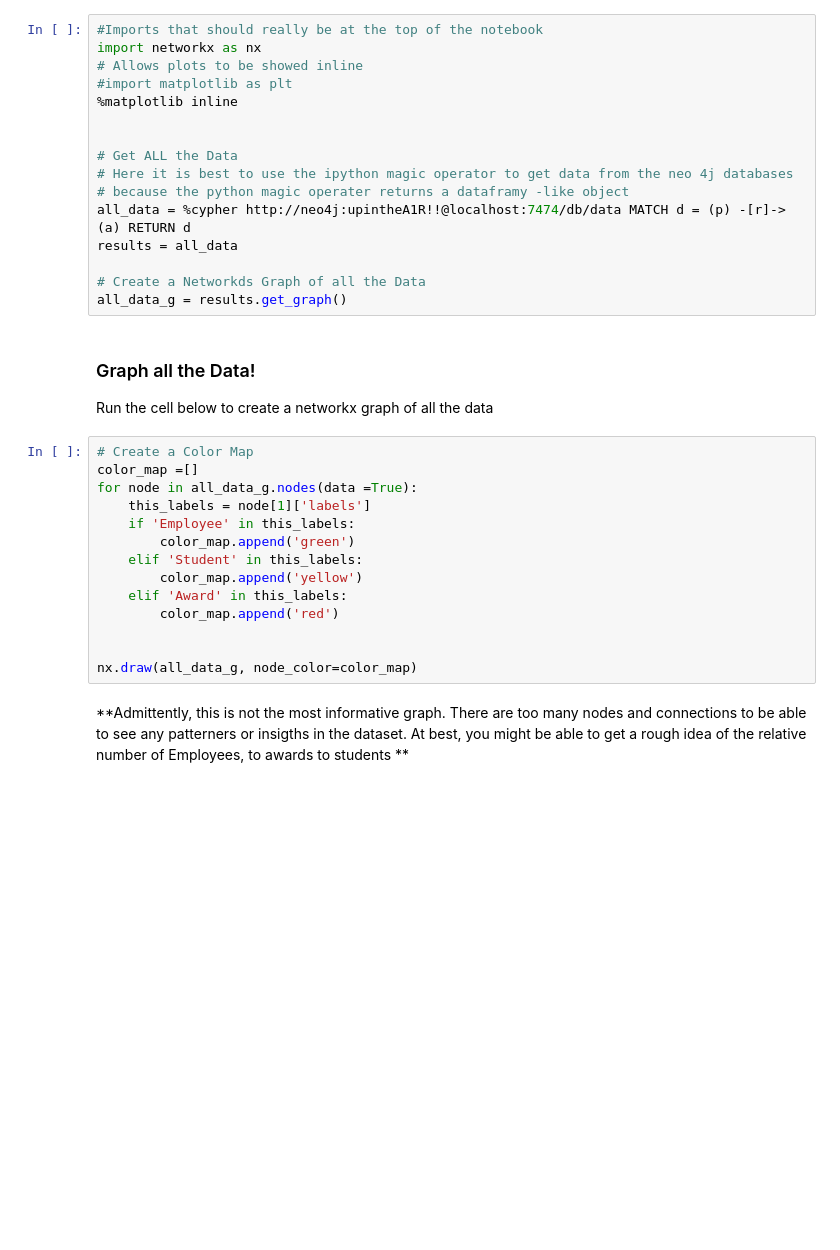
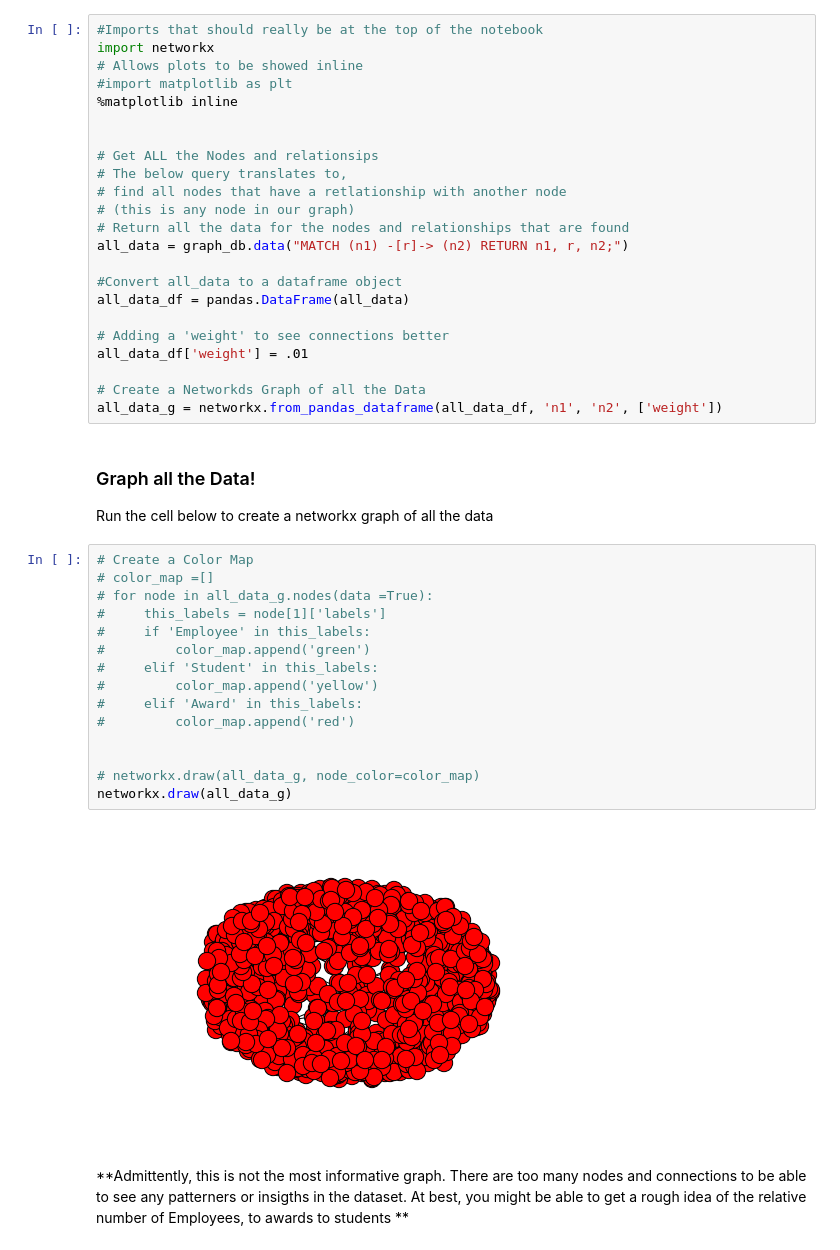
Before and after one commit to American-Institutes-for-Research/dsaa-cssip-big-data-workbooks, a Jupyter notebook: 06. Networks/networks_exercise.ipynb, the cells around one changed output. Drawn from its saved outputs; the diff is of its cells as text; blank space fills up the shorter version.

```diff
--- a/06. Networks/networks_exercise.ipynb
+++ b/06. Networks/networks_exercise.ipynb
@@ -151,37 +147,47 @@ But first, we have to convert our neo4j database into a networks objects
 Pulling data from a cypher query into networkx objects with example
 # %%
 #Imports that should really be at the top of the notebook
-import networkx as nx
+import networkx
 # Allows plots to be showed inline
 #import matplotlib as plt
 %matplotlib inline
 
 
-# Get ALL the Data
-# Here it is best to use the ipython magic operator to get data from the neo 4j databases
-# because the python magic operater returns a dataframy -like object
-all_data = %cypher http://neo4j:upintheA1R!!@localhost:7474/db/data MATCH d = (p) -[r]-> (a) RETURN d
-results = all_data
+# Get ALL the Nodes and relationsips
+# The below query translates to,
+# find all nodes that have a retlationship with another node
+# (this is any node in our graph)
+# Return all the data for the nodes and relationships that are found
+all_data = graph_db.data("MATCH (n1) -[r]-> (n2) RETURN n1, r, n2;")
+
+#Convert all_data to a dataframe object
+all_data_df = pandas.DataFrame(all_data)
+
+# Adding a 'weight' to see connections better
+all_data_df['weight'] = .01
 
 # Create a Networkds Graph of all the Data
-all_data_g = results.get_graph()
+all_data_g = networkx.from_pandas_dataframe(all_data_df, 'n1', 'n2', ['weight'])
 # %% [markdown]
 ### Graph all the Data!
 Run the cell below to create a networkx graph of all the data
 # %%
 # Create a Color Map
-color_map =[]
-for node in all_data_g.nodes(data =True):
-    this_labels = node[1]['labels']
-    if 'Employee' in this_labels:
-        color_map.append('green')
-    elif 'Student' in this_labels:
-        color_map.append('yellow')
-    elif 'Award' in this_labels:
-        color_map.append('red')
+# color_map =[]
+# for node in all_data_g.nodes(data =True):
+#     this_labels = node[1]['labels']
+#     if 'Employee' in this_labels:
+#         color_map.append('green')
+#     elif 'Student' in this_labels:
+#         color_map.append('yellow')
+#     elif 'Award' in this_labels:
+#         color_map.append('red')
 
 
-nx.draw(all_data_g, node_color=color_map)
+# networkx.draw(all_data_g, node_color=color_map)
+networkx.draw(all_data_g)
+# %% [output]
+[figure, added]
 # %% [markdown]
 **Admittently, this is not the most informative graph.  There are too many nodes and connections to be able to see any patterners or insigths in the dataset. At best, you might be able to get a rough idea of the relative number of Employees, to awards to students **
 # %% [markdown]
```
Also changed, not shown: parts of 26 cells of this notebook, 1 other file.
